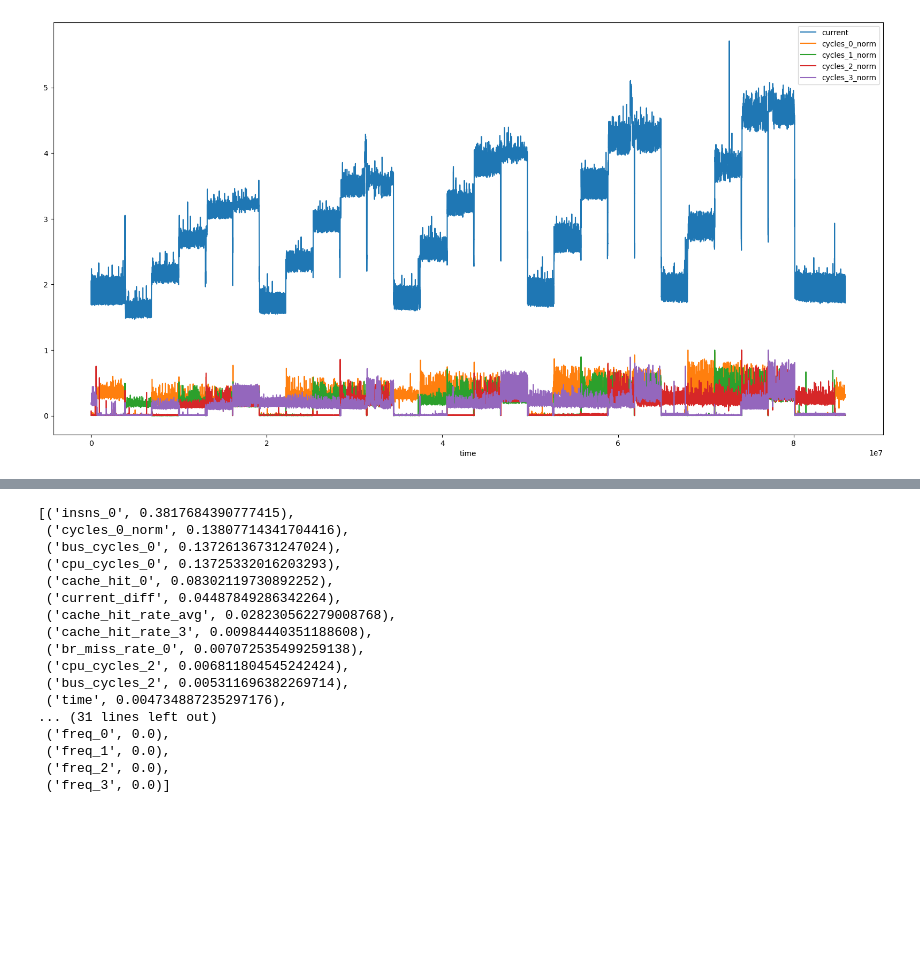
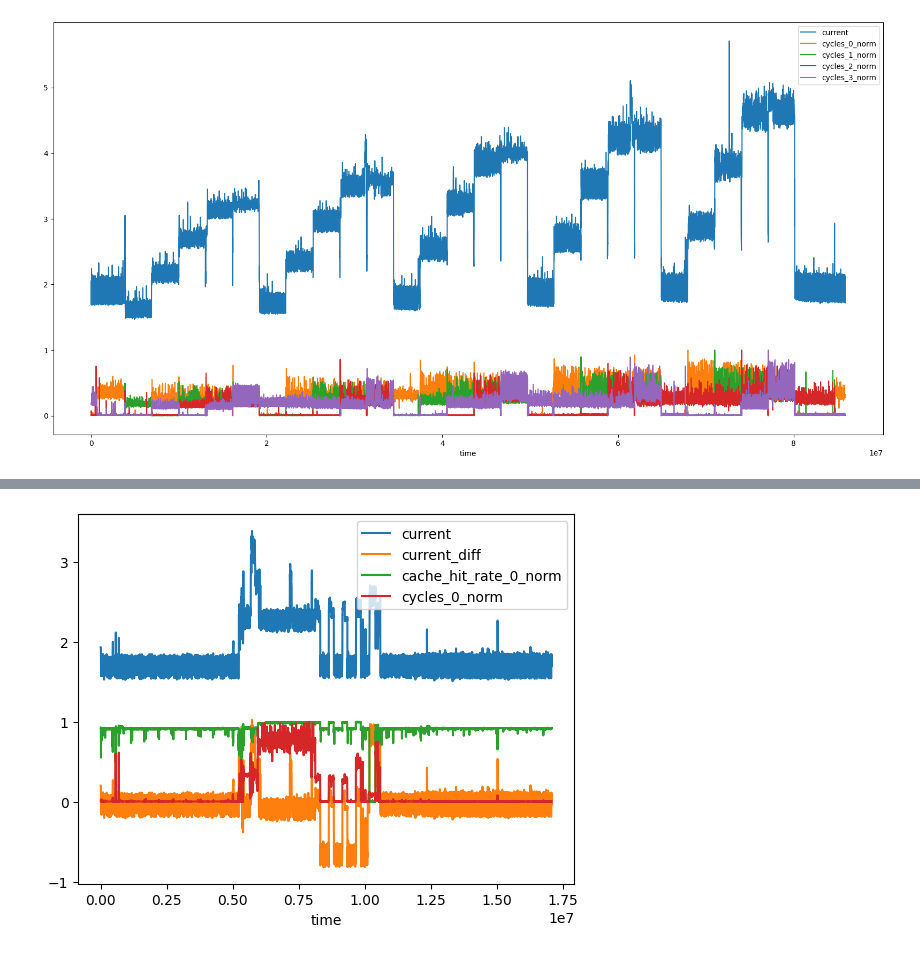
Before and after one commit to radshield/raspi-sel, a Jupyter notebook: analysis/perf_numa.ipynb, the cells around one changed output, grey strips where cells are left out. Saved outputs shown, nothing was run; the diff lists cells and outputs as text; code cells hidden in the pictures; blank space fills up the shorter version.

Commit message:
Try memrate test bound to 1 CPU

```diff
--- a/analysis/perf_numa.ipynb
+++ b/analysis/perf_numa.ipynb
@@ -229,6 +229,19 @@ ax.set_xlim(5000000, 11000000)
 # %%
-from sklearn.model_selection import train_test_split
+mem_df = pd.read_csv('../results/numa-memrate.csv')
 
-mem_df_X = mem_df.drop(columns=['current'])
-mem_df_Y = mem_df['current'].astype(int)
-X_dev, X_test, y_dev, y_test = train_test_split(mem_df_X, mem_df_Y, random_state=42, test_size=0.2)
+mem_df['cache_hit_rate_0'] = (mem_df['cache_hit_0'] - mem_df['cache_miss_0']) / mem_df['cache_hit_0']
+mem_df['cache_hit_rate_1'] = (mem_df['cache_hit_0'] - mem_df['cache_miss_1']) / mem_df['cache_hit_1']
+mem_df['cache_hit_rate_2'] = (mem_df['cache_hit_0'] - mem_df['cache_miss_2']) / mem_df['cache_hit_2']
+mem_df['cache_hit_rate_3'] = (mem_df['cache_hit_0'] - mem_df['cache_miss_3']) / mem_df['cache_hit_3']
+mem_df['cache_hit_rate_avg'] = (mem_df['cache_hit_rate_0'] + mem_df['cache_hit_rate_1'] + mem_df['cache_hit_rate_2'] + mem_df['cache_hit_rate_3']) / 4
+
+mem_df['br_miss_rate_0'] = mem_df['br_miss_0'] / mem_df['br_insns_0']
+mem_df['br_miss_rate_1'] = mem_df['br_miss_1'] / mem_df['br_insns_1']
+mem_df['br_miss_rate_2'] = mem_df['br_miss_2'] / mem_df['br_insns_2']
+mem_df['br_miss_rate_3'] = mem_df['br_miss_3'] / mem_df['br_insns_3']
+mem_df['br_miss_rate_avg'] = (mem_df['br_miss_rate_0'] + mem_df['br_miss_rate_1'] + mem_df['br_miss_rate_2'] + mem_df['br_miss_rate_3']) / 4
+
+mem_df['clock_speed'] = (mem_df['insns_0'] + mem_df['insns_1'] + mem_df['insns_2'] + mem_df['insns_3']) / (mem_df['time'] - mem_df['time'].shift())
+mem_df = mem_df.drop(index=0)
+
+mem_df
@@ -242,23 +282,10 @@ rf_mem.score(X_test, y_test)
 # %%
-feature_names = mem_df_X.columns
-feature_imps = zip(feature_names, rf_mem.feature_importances_)
-feature_imps=sorted(list(feature_imps), key=lambda x: x[1], reverse=True)
-feature_imps
+mem_df['cache_hit_rate_0_norm'] = min_max_scaling(mem_df['cache_hit_rate_0'])
+mem_df['cycles_0_norm'] = min_max_scaling(mem_df['insns_0'] / (mem_df['time'] - mem_df['time'].shift()))
+mem_df['current_diff'] = np.where((mem_df['time'] > 5350000) & (mem_df['time'] < 10100000),
+                                   mem_df['current'] - 2.3588663400979706,
+                                   mem_df['current'] - 1.7275771905424202)
+
+ax = mem_df.plot(x='time', y=['current', 'current_diff', 'cache_hit_rate_0_norm', 'cycles_0_norm'])
 # %% [output]
-[('insns_0', 0.3817684390777415),
- ('cycles_0_norm', 0.13807714341704416),
- ('bus_cycles_0', 0.13726136731247024),
- ('cpu_cycles_0', 0.13725332016203293),
- ('cache_hit_0', 0.08302119730892252),
- ('current_diff', 0.04487849286342264),
- ('cache_hit_rate_avg', 0.028230562279008768),
- ('cache_hit_rate_3', 0.00984440351188608),
- ('br_miss_rate_0', 0.007072535499259138),
- ('cpu_cycles_2', 0.006811804545242424),
- ('bus_cycles_2', 0.005311696382269714),
- ('time', 0.004734887235297176),
-... (31 lines left out)
- ('freq_0', 0.0),
- ('freq_1', 0.0),
- ('freq_2', 0.0),
- ('freq_3', 0.0)]
+[figure, added]
```
Also changed, not shown: parts of 8 cells of this notebook, 3 other files.
